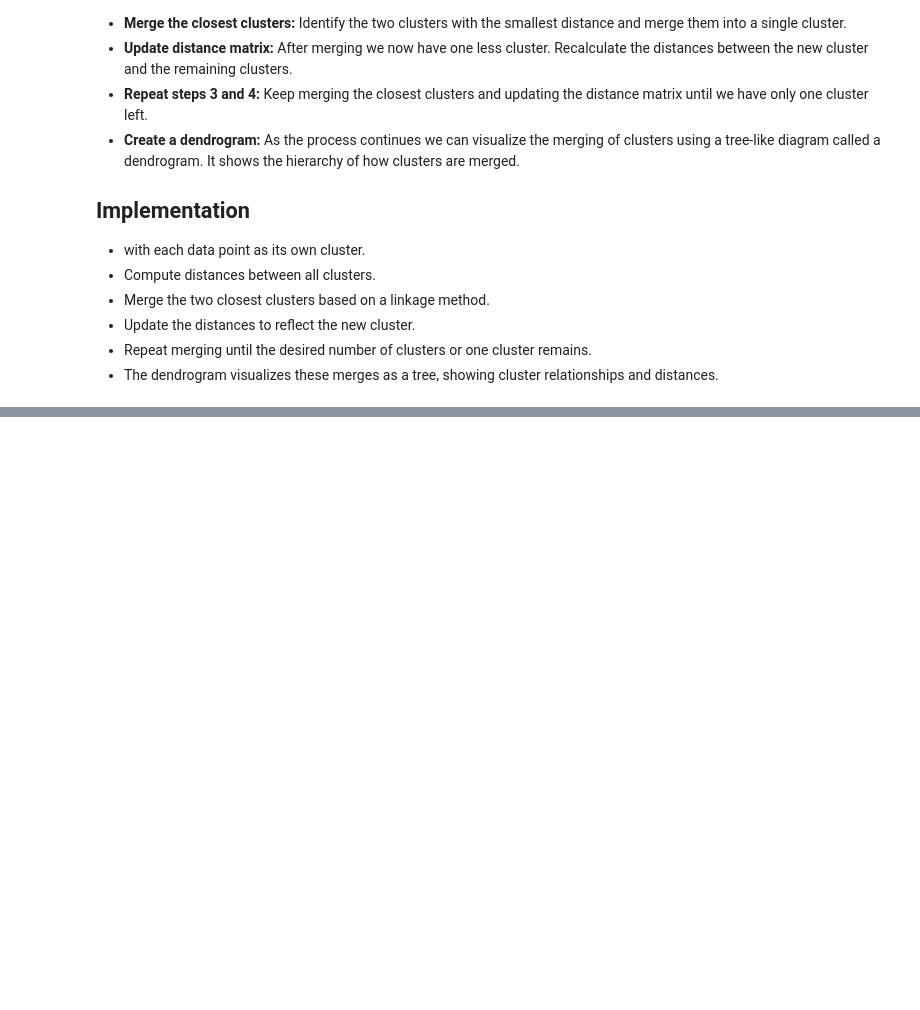
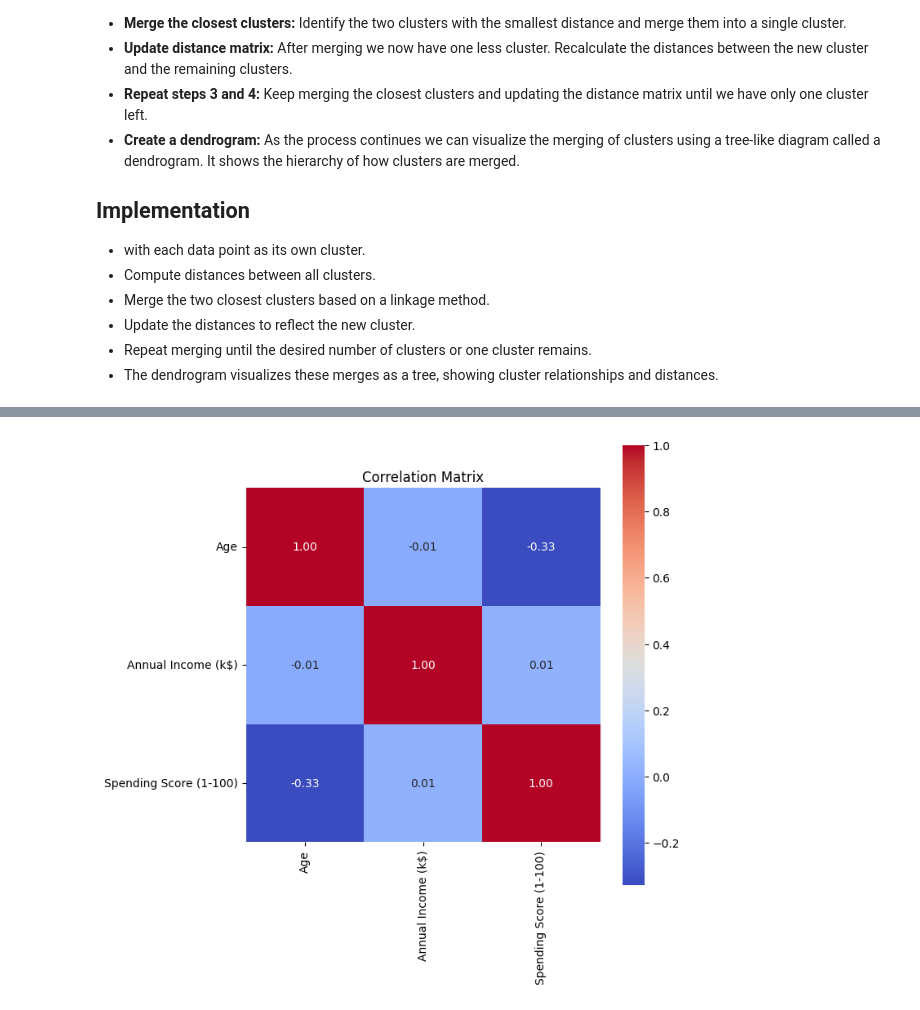
Before and after one commit to itsluckysharma01/Applied-Python-for-AI-ML-DL, a Jupyter notebook: H03_Advance_Clustering_Algo_Unsupervised.ipynb, the cells around one changed output, grey strips where cells are left out. Saved outputs shown, nothing was run; the diff lists cells and outputs as text; code cells hidden in the pictures; blank space fills up the shorter version.

Commit message:
added affinity pro

```diff
--- a/H03_Advance_Clustering_Algo_Unsupervised.ipynb
+++ b/H03_Advance_Clustering_Algo_Unsupervised.ipynb
@@ -405,0 +549,14 @@ plt.show()
+# %%
+import pandas as pd
+import numpy as np
+import matplotlib.pyplot as plt
+from sklearn.cluster import AffinityPropagation
+from sklearn import metrics
+from sklearn.preprocessing import StandardScaler
+import seaborn as sns
+from itertools import cycle
+
+# Dataset loading and Pre-Processing
+dataset = "https://raw.githubusercontent.com/itsluckysharma01/Datasets/refs/heads/main/gfg_Mall_Customers-.csv"
+
+data = pd.read_csv(dataset).dropna().drop('CustomerID', axis=1)
@@ -405,0 +585,9 @@ plt.show()
+# %%
+# EDA
+correlation_matrix = data.corr(numeric_only=True)
+plt.figure(figsize=(7, 7))
+sns.heatmap(correlation_matrix, annot=True, cmap="coolwarm", fmt=".2f",square=True)
+plt.title("Correlation Matrix")
+plt.show()
+# %% [output]
+[figure, added]
```
Also changed, not shown: parts of 15 cells of this notebook.
